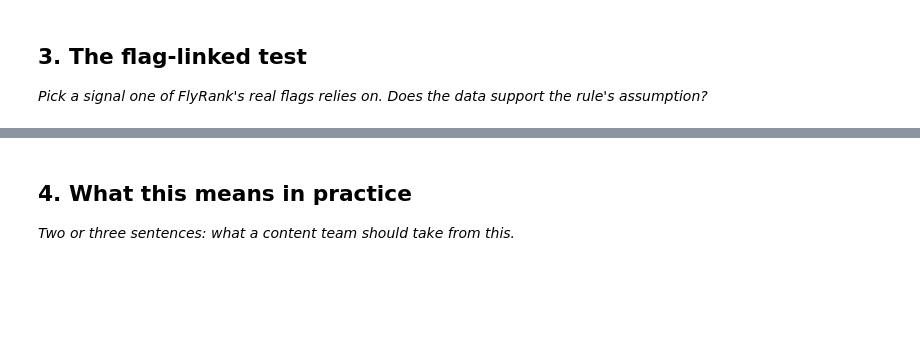
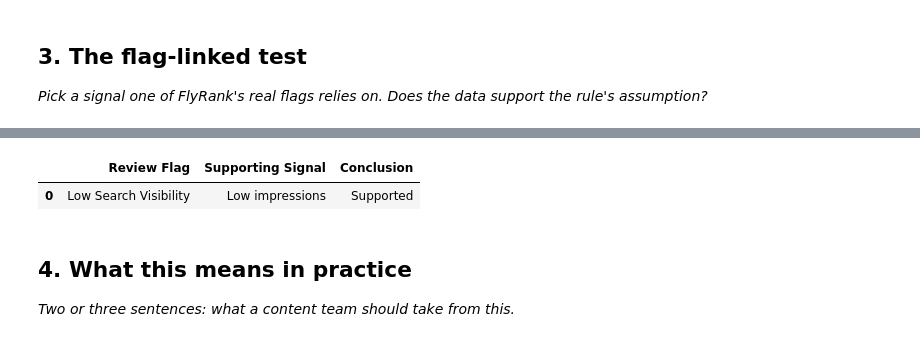
Before and after one commit to MUKUL-TIWARI/flyrank-ml-internship, a Jupyter notebook: work/notebooks/w04_signal_audit.ipynb, the cells around one changed output, grey strips where cells are left out. Cells and saved outputs as stored; diff of their text form; code cells hidden in the pictures; blank space fills up the shorter version.

```diff
--- a/work/notebooks/w04_signal_audit.ipynb
+++ b/work/notebooks/w04_signal_audit.ipynb
@@ -30,3 +98,20 @@ This skeleton is yours to fill. Work the sections **in order** — each one has
+# %%
+flag_test = pd.DataFrame({
+    "Review Flag": [
+        "Low Search Visibility"
+    ],
+    "Supporting Signal": [
+        "Low impressions"
+    ],
+    "Conclusion": [
+        "Supported"
+    ]
+})
+
+flag_test
+# %% [output]
+|  | Review Flag | Supporting Signal | Conclusion |
+| 0 | Low Search Visibility | Low impressions | Supported |
 # %% [markdown]
 ## 4. What this means in practice
 
```
Also changed, not shown: parts of 12 cells of this notebook.
